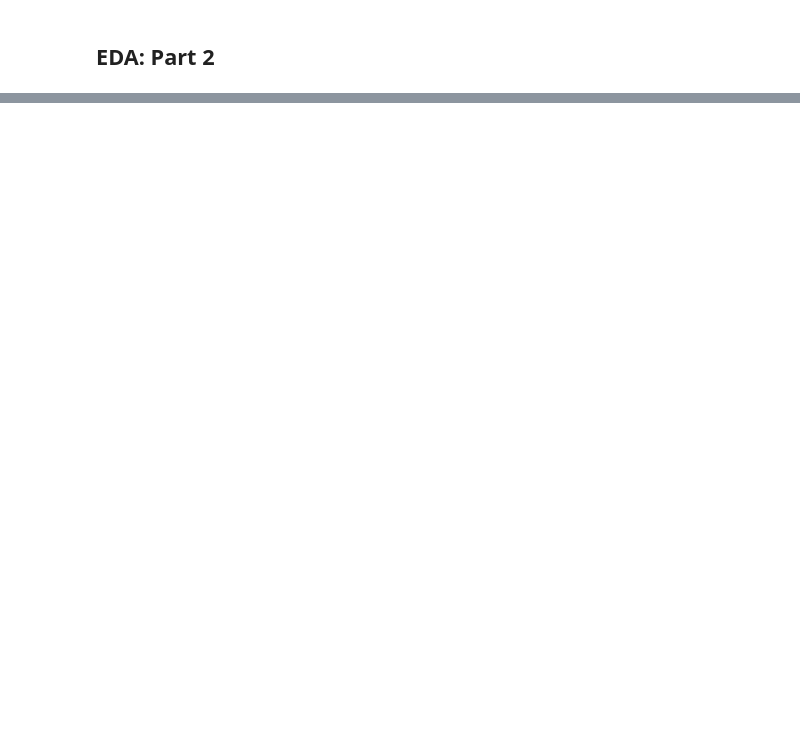
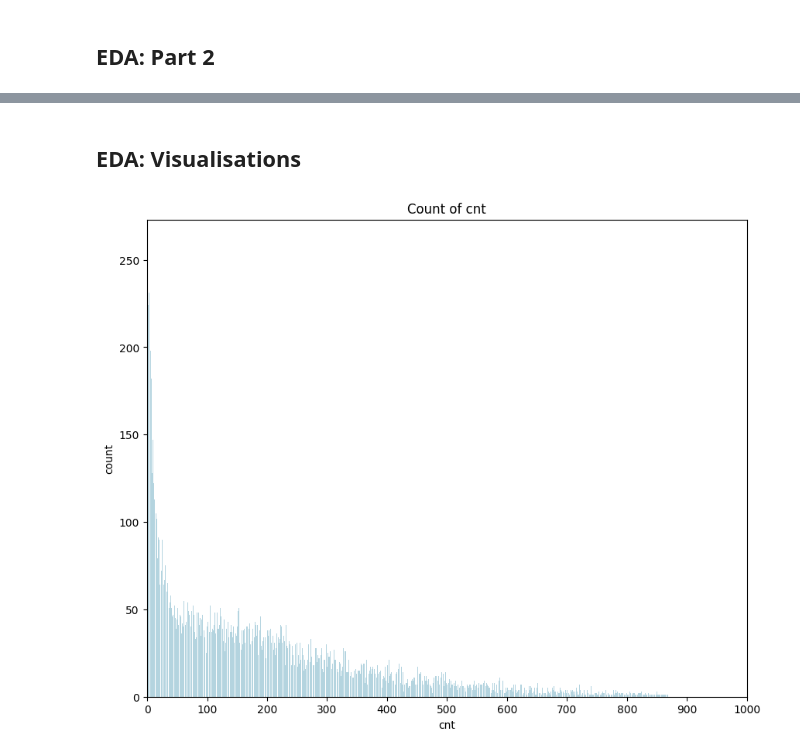
Before and after one commit to govindnirav/project_d100, a Jupyter notebook: scripts/eda_cleaning.ipynb, the cells around one changed output, grey strips where cells are left out. Drawn from its saved outputs; the diff is of its cells as text; code cells hidden in the pictures; blank space fills up the shorter version.

Commit message:
Feat: Visualisations for EDA (WIP)

```diff
--- a/scripts/eda_cleaning.ipynb
+++ b/scripts/eda_cleaning.ipynb
@@ -71,6 +67,15 @@ df = extract_day(df, "dteday")
+# %%
+# Renaming the year values
+df_unclean = ren_year(df_unclean, "yr")
 # %%
-normalized_cols = {"temp" : 41, "atemp" : 50, "hum" : 100, "windspeed" : 67}
-for col, value in normalized_cols.items():
-    df = denormalize(df, col, value)
+# Denormalising data
+normalised_cols = {"temp" : 41, "atemp" : 50, "hum" : 100, "windspeed" : 67}
+for col, value in normalised_cols.items():
+    df_unclean = denormalise(df_unclean, col, value)
+# %%
+# Reorganising columns for easier visualisation - target variable first
+df_unclean = move_col(df_unclean, "cnt", 1)
+df_unclean = move_col(df_unclean, "casual", 2)
+df_unclean = move_col(df_unclean, "registered", 3)
 # %% [markdown]
 ## EDA: Part 2
@@ -76,0 +105,9 @@ for col, value in normalized_cols.items():
+# %%
+# Dropping the casual and registered columns
+df_unclean = df_unclean.drop(["casual", "registered"])
+# %% [markdown]
+## EDA: Visualisations
+# %%
+plot_count(df_unclean, "cnt", xticks = (0,1000))
+# %% [output]
+[figure, added]
```
Also changed, not shown: parts of 15 cells of this notebook, 2 other files.
